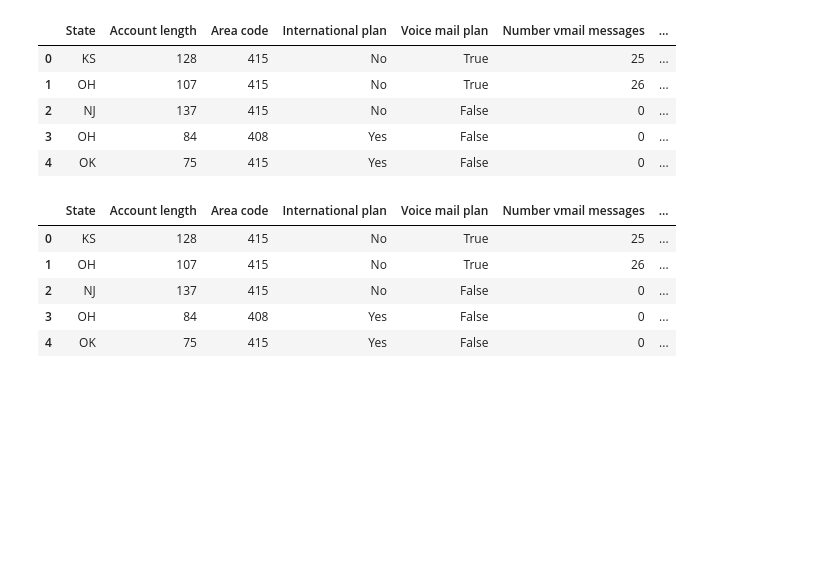
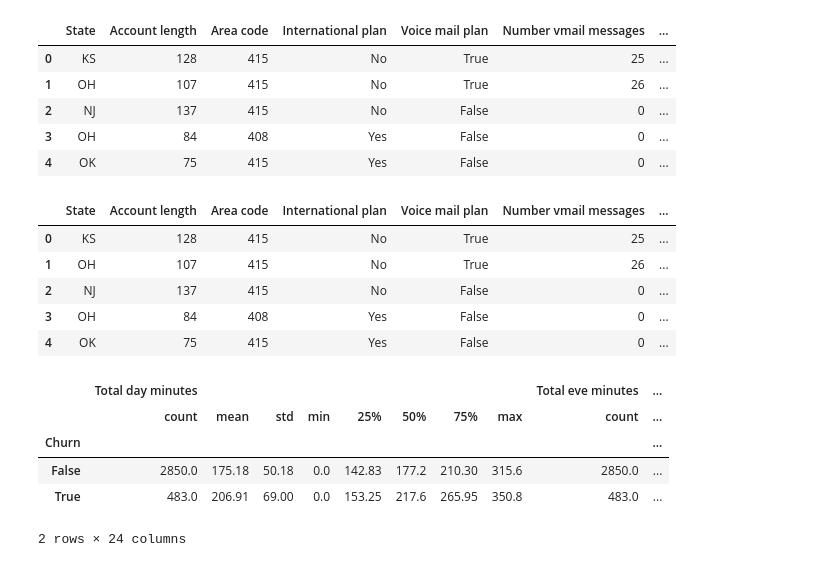
Before and after one commit to rohanporeddy/add-repo, a Jupyter notebook: data-analysis-using-pandas.ipynb, the cells around one changed output. Cells and saved outputs as stored; diff of their text form; code cells hidden in the pictures; blank space fills up the shorter version.

```diff
--- a/data-analysis-using-pandas.ipynb
+++ b/data-analysis-using-pandas.ipynb
@@ -155,3 +155,13 @@ df.head()
 | 2 | NJ | 137 | 415 | No | False | 0 | ... |
 | 3 | OH | 84 | 408 | Yes | False | 0 | ... |
 | 4 | OK | 75 | 415 | Yes | False | 0 | ... |
+# %%
+columns_to_show = ['Total day minutes', 'Total eve minutes', 'Total night minutes']
+df.groupby(['Churn'])[columns_to_show].describe()
+# %% [output]
+|  | Total day minutes |  |  |  |  |  |  |  | Total eve minutes | ... |
+|  | count | mean | std | min | 25% | 50% | 75% | max | count | ... |
+| Churn |  |  |  |  |  |  |  |  |  | ... |
+| False | 2850.0 | 175.18 | 50.18 | 0.0 | 142.83 | 177.2 | 210.30 | 315.6 | 2850.0 | ... |
+| True | 483.0 | 206.91 | 69.00 | 0.0 | 153.25 | 217.6 | 265.95 | 350.8 | 483.0 | ... |
+2 rows × 24 columns
```
Also changed, not shown: parts of 2 cells of this notebook.
